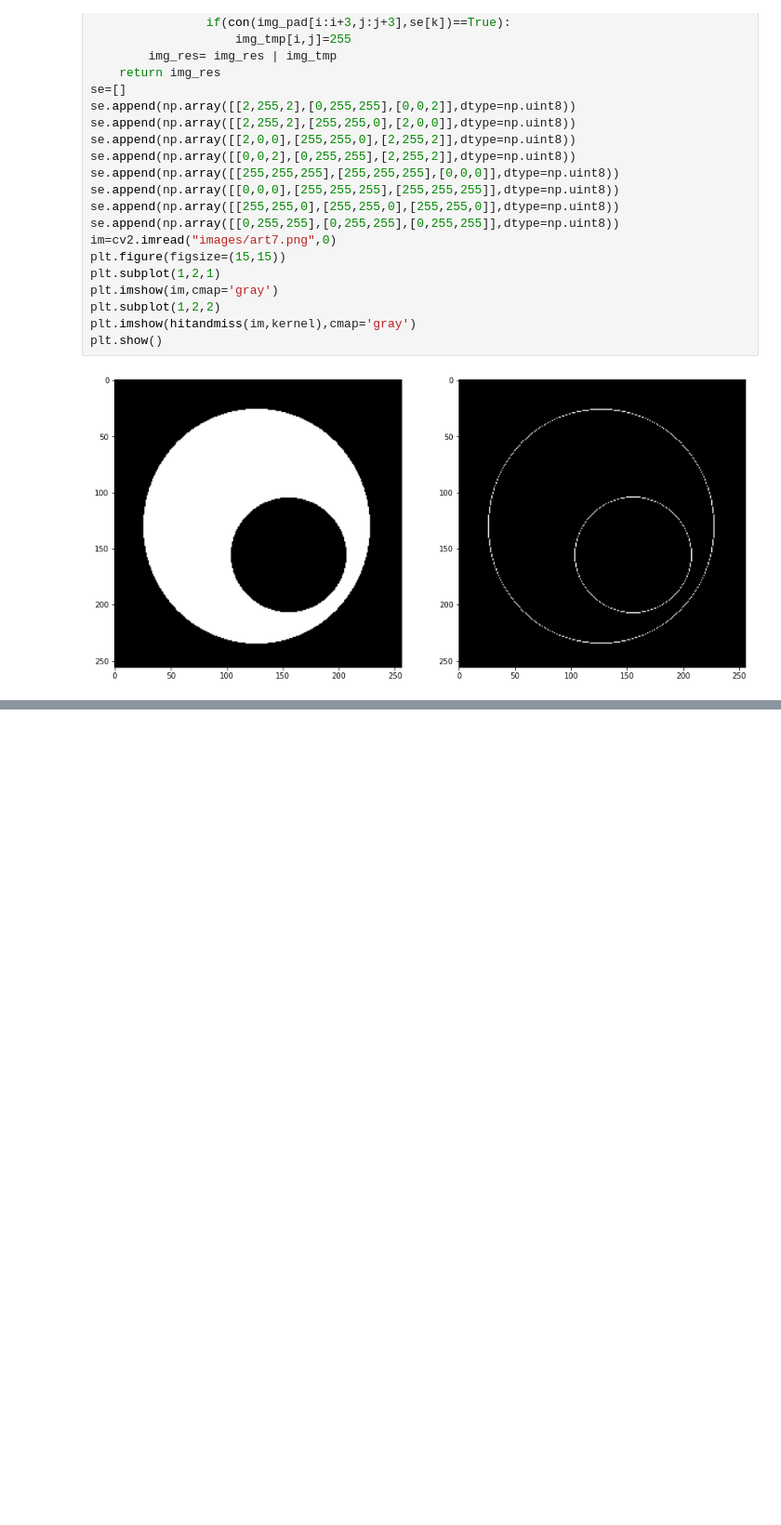
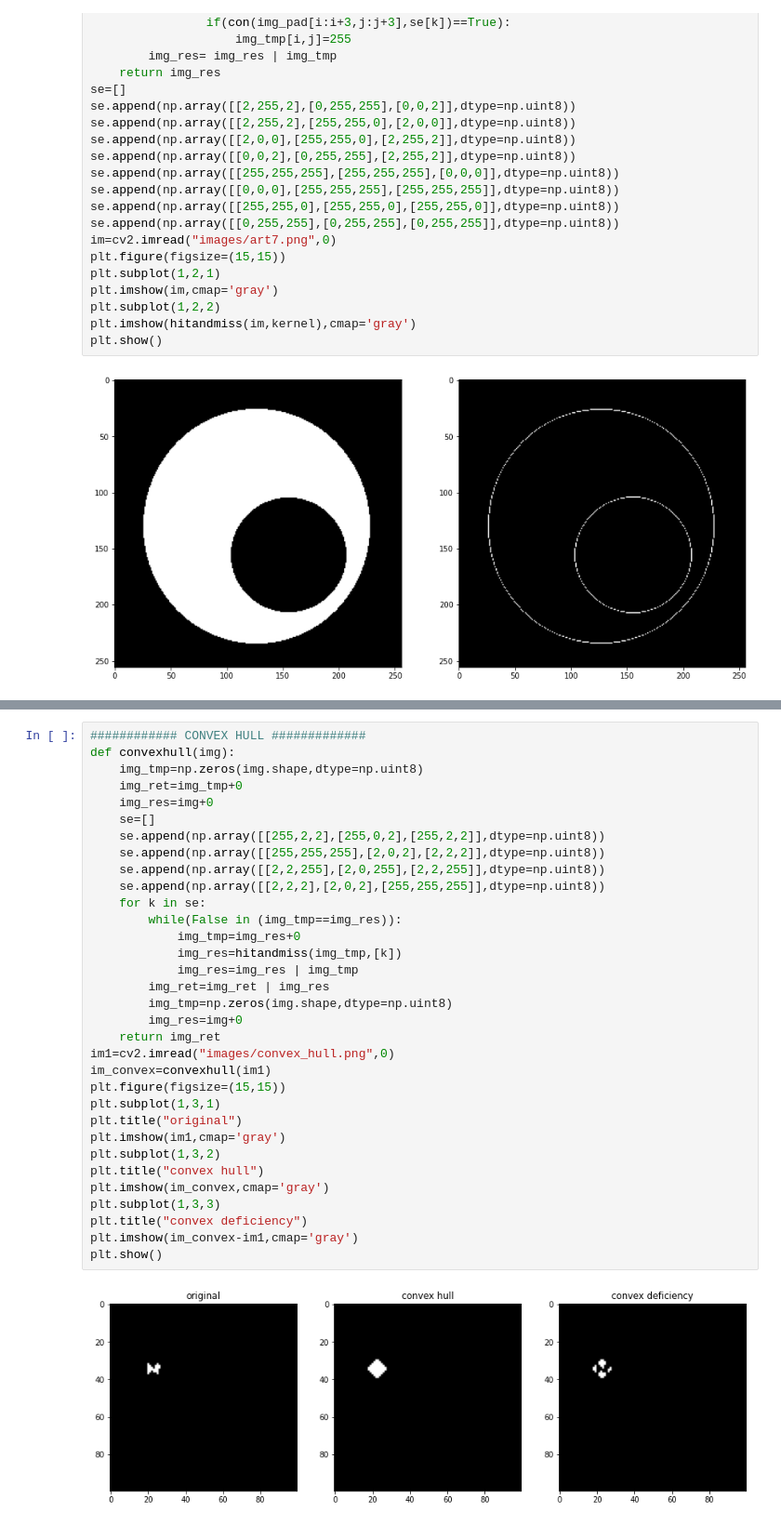
Before and after one commit to samiparnab2/Image-Processing-OpenCV-python, a Jupyter notebook: Morphological.ipynb, the cells around one changed output, grey strips where cells are left out. Shown at 93% size. Drawn from its saved outputs; the diff is of its cells as text; blank space fills up the shorter version.

```diff
--- a/Morphological.ipynb
+++ b/Morphological.ipynb
@@ -156,0 +201,35 @@ plt.show()
+# %%
+############ CONVEX HULL #############
+def convexhull(img):
+    img_tmp=np.zeros(img.shape,dtype=np.uint8)
+    img_ret=img_tmp+0
+    img_res=img+0
+    se=[]
+    se.append(np.array([[255,2,2],[255,0,2],[255,2,2]],dtype=np.uint8))
+    se.append(np.array([[255,255,255],[2,0,2],[2,2,2]],dtype=np.uint8))
+    se.append(np.array([[2,2,255],[2,0,255],[2,2,255]],dtype=np.uint8))
+    se.append(np.array([[2,2,2],[2,0,2],[255,255,255]],dtype=np.uint8))
+    for k in se:
+        while(False in (img_tmp==img_res)):
+            img_tmp=img_res+0
+            img_res=hitandmiss(img_tmp,[k])
+            img_res=img_res | img_tmp
+        img_ret=img_ret | img_res
+        img_tmp=np.zeros(img.shape,dtype=np.uint8)
+        img_res=img+0
+    return img_ret
+im1=cv2.imread("images/convex_hull.png",0)
+im_convex=convexhull(im1)
+plt.figure(figsize=(15,15))
+plt.subplot(1,3,1)
+plt.title("original")
+plt.imshow(im1,cmap='gray')
+plt.subplot(1,3,2)
+plt.title("convex hull")
+plt.imshow(im_convex,cmap='gray')
+plt.subplot(1,3,3)
+plt.title("convex deficiency")
+plt.imshow(im_convex-im1,cmap='gray')
+plt.show()
+# %% [output]
+[figure, added]
```
Also changed, not shown: parts of 11 cells of this notebook, 4 other files.
